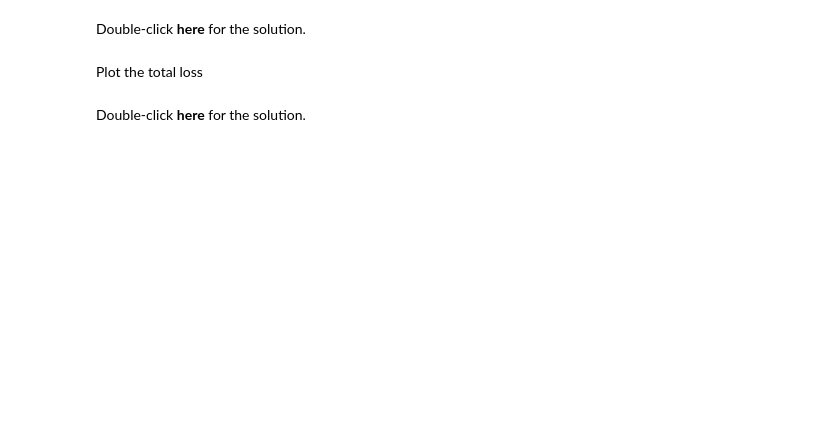
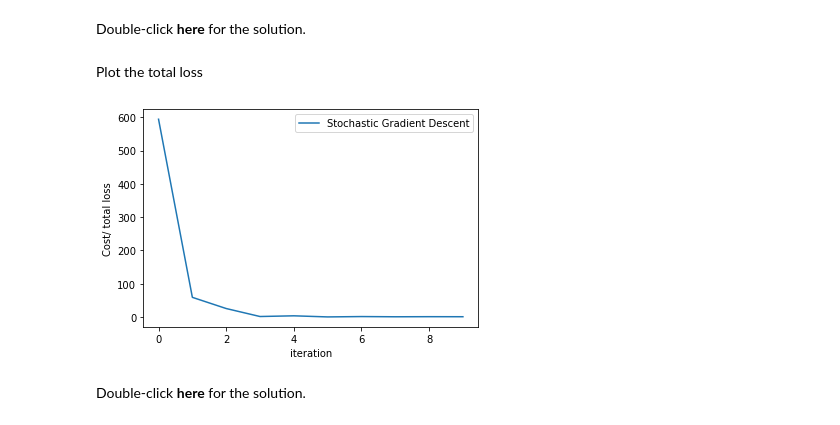
Before and after one commit to yongbeomkwak/Automotive_Artificial_Intelligence, a Jupyter notebook: Chap.2/3.1_stochastic_gradient_descent_v3.ipynb, the cells around one changed output. Drawn from its saved outputs; the diff is of its cells as text; code cells hidden in the pictures; blank space fills up the shorter version.

```diff
--- a/Chap.2/3.1_stochastic_gradient_descent_v3.ipynb
+++ b/Chap.2/3.1_stochastic_gradient_descent_v3.ipynb
@@ -525,3 +537,16 @@ Plot the total loss
+# %%
+# Practice: Plot the total loss using LOSS
+
+# Type your code here
+for i in range(len(LOSS)):
+  LOSS[i] = LOSS[i].item()
+plt.plot(LOSS,label = "Stochastic Gradient Descent")
+plt.xlabel('iteration')
+plt.ylabel('Cost/ total loss')
+plt.legend()
+plt.show()
+# %% [output]
+[figure, added]
 # %% [markdown]
 Double-click **here** for the solution.
 
```
Also changed, not shown: parts of 7 cells of this notebook, 12 other files.
